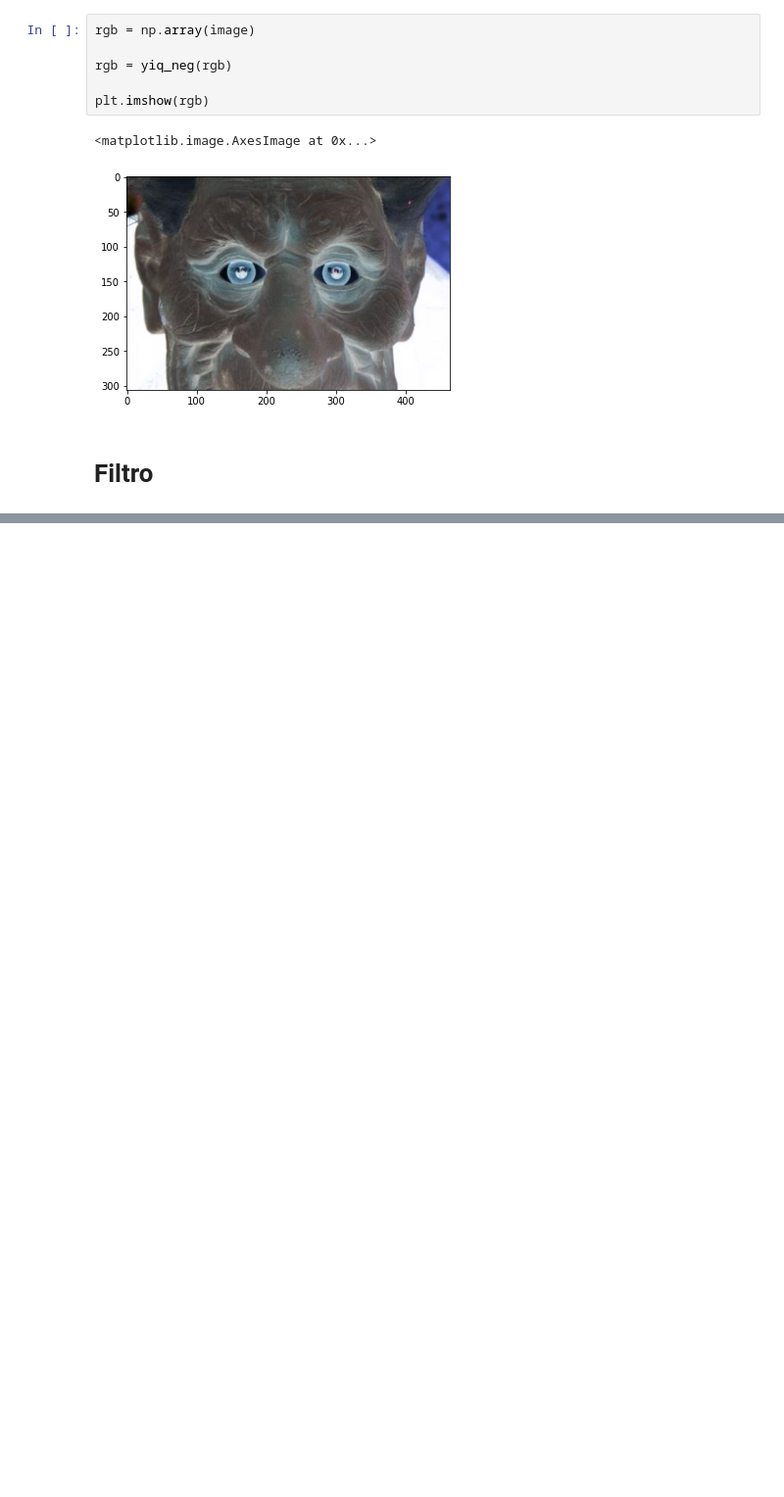
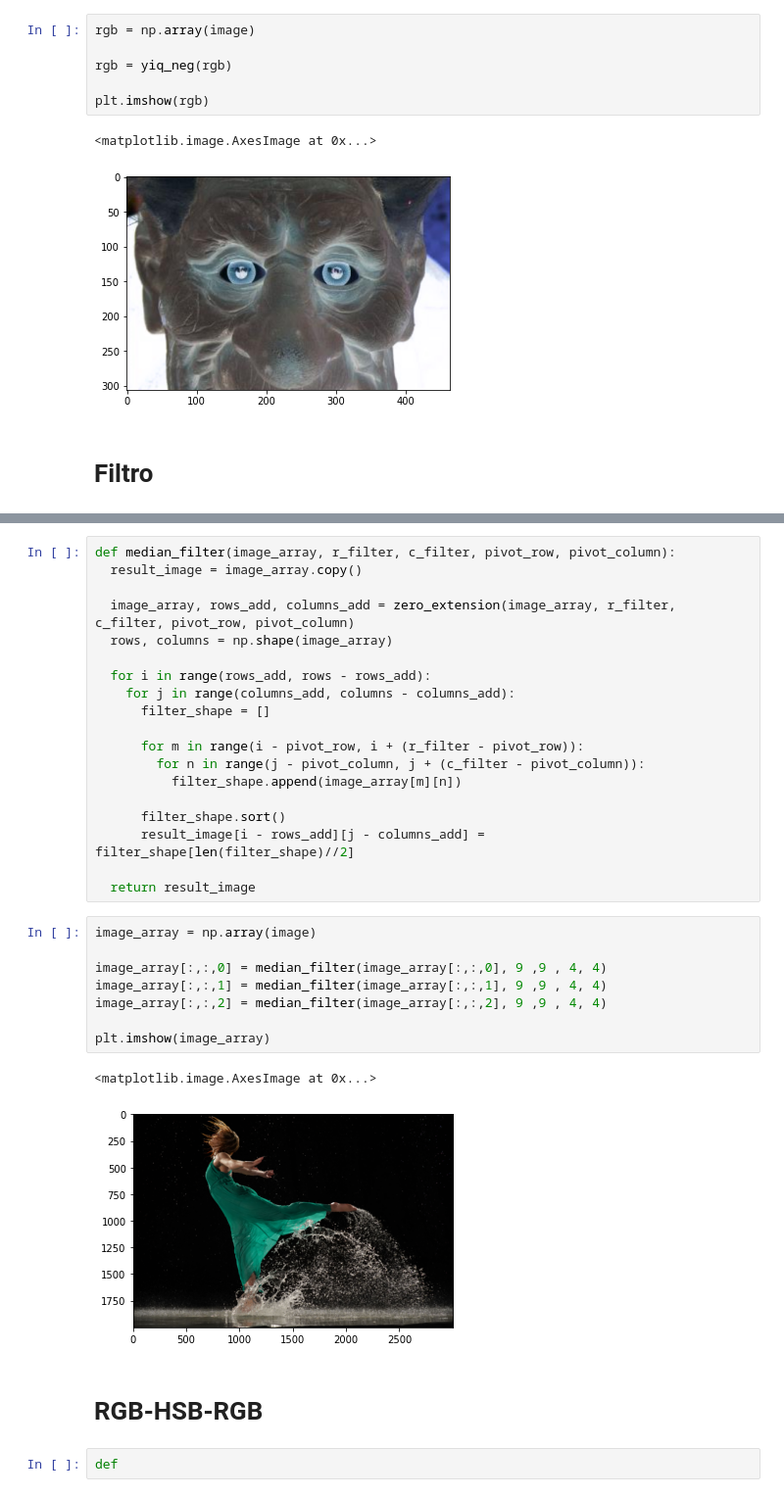
Before and after one commit to Alexandreprog/Digital-Image-Processing, a Jupyter notebook: PDI.ipynb, the cells around one changed output, grey strips where cells are left out. Shown at 98% size. Saved outputs shown, nothing was run; the diff lists cells and outputs as text; blank space fills up the shorter version.

```diff
--- a/PDI.ipynb
+++ b/PDI.ipynb
@@ -209,0 +236,34 @@ print(arr)
+# %%
+def median_filter(image_array, r_filter, c_filter, pivot_row, pivot_column):
+  result_image = image_array.copy()
+
+  image_array, rows_add, columns_add = zero_extension(image_array, r_filter, c_filter, pivot_row, pivot_column)
+  rows, columns = np.shape(image_array)
+
+  for i in range(rows_add, rows - rows_add):
+    for j in range(columns_add, columns - columns_add):
+      filter_shape = []
+
+      for m in range(i - pivot_row, i + (r_filter - pivot_row)):
+        for n in range(j - pivot_column, j + (c_filter - pivot_column)):
+          filter_shape.append(image_array[m][n])
+
+      filter_shape.sort()
+      result_image[i - rows_add][j - columns_add] = filter_shape[len(filter_shape)//2]
+
+  return result_image
+# %%
+image_array = np.array(image)
+
+image_array[:,:,0] = median_filter(image_array[:,:,0], 9 ,9 , 4, 4)
+image_array[:,:,1] = median_filter(image_array[:,:,1], 9 ,9 , 4, 4)
+image_array[:,:,2] = median_filter(image_array[:,:,2], 9 ,9 , 4, 4)
+
+plt.imshow(image_array)
+# %% [output]
+<matplotlib.image.AxesImage at 0x...>
+[figure, added]
+# %% [markdown]
+# **RGB-HSB-RGB**
+# %%
+def
```
Also changed, not shown: parts of 3 cells of this notebook.
